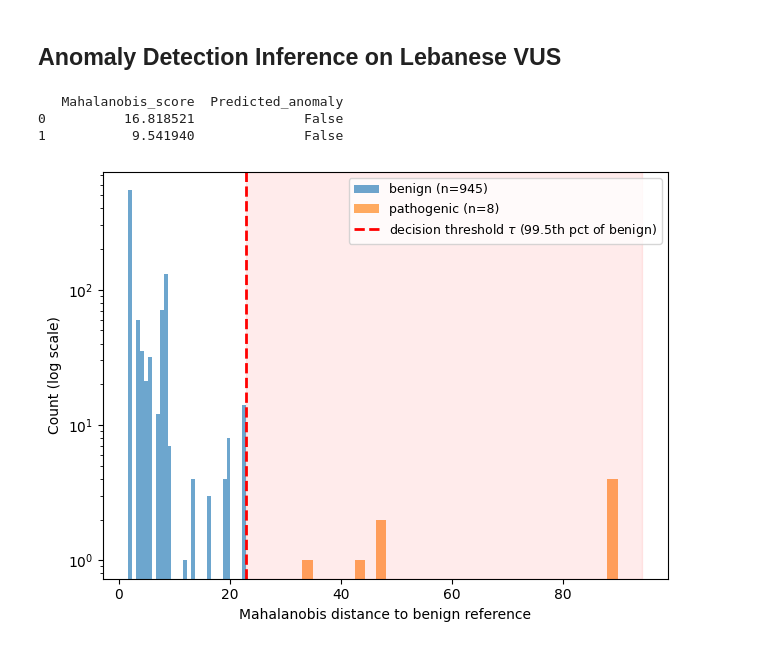
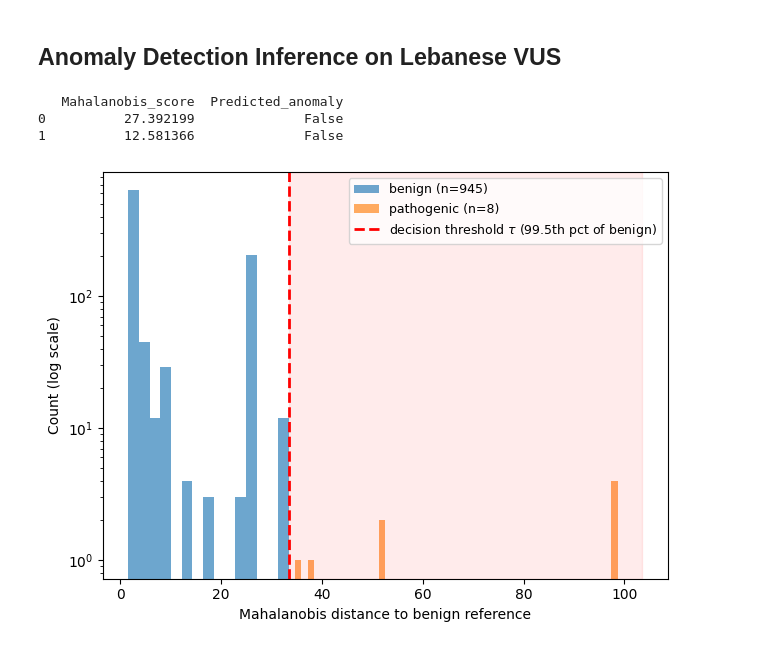
Before and after one commit to zeinshehab/BRCA1_VUS_Classification, a Jupyter notebook: model.ipynb, the cells around one changed output. Saved outputs shown, nothing was run; the diff lists cells and outputs as text; code cells hidden in the pictures.

```diff
--- a/model.ipynb
+++ b/model.ipynb
@@ -71,5 +72,5 @@ X_train, X_test, y_train, y_test = train_test_split(X, y, test_size=0.2, random_
 X_train.replace("999", np.nan, inplace=True)
 X_test.replace("999", np.nan, inplace=True)
 vus_test.replace("999", np.nan, inplace=True)
-X_train_benign.replace("999", np.nan, inplace=True)
-X_test_pathogenic.replace("999", np.nan, inplace=True)
+X_benign.replace("999", np.nan, inplace=True)
+X_pathogenic.replace("999", np.nan, inplace=True)
@@ -317,8 +327,7 @@ def cross_validate_models(
 # %%
 preprocessor = Pipeline([
 	("drop_all_nan", DropAllNaNColumns()),
-    # ("imputer", SimpleImputer(strategy="median")),
-    ("imputer", SimpleImputer(strategy="constant", fill_value=0)),
+    ("imputer", SimpleImputer(strategy="median", add_indicator=True)),
     ("var_thresh", VarianceThreshold(threshold=1e-5)),
     ("corr_filter", CorrelationFilter(threshold=0.98)),
     ("scaler", StandardScaler()),
@@ -406,32 +413,14 @@ warnings.filterwarnings("ignore", category=RuntimeWarning)
 warnings.filterwarnings("ignore", category=UserWarning)
 
 X_train_benign, X_test_benign = train_test_split(
-    X_train_benign, test_size=0.2, random_state=42, shuffle=True
+    X_benign, test_size=0.2, random_state=42, shuffle=True
 )
 
-X_test_pathogenic = X_test_pathogenic.copy()
+X_test_pathogenic = X_pathogenic.copy()
 
-common = X_train_benign.columns.intersection(
-    X_test_benign.columns
-).intersection(X_test_pathogenic.columns)
-
-Xtr = X_train_benign[common].copy()
-Xtb = X_test_benign[common].copy()
-Xtp = X_test_pathogenic[common].copy()
-
-non_allnan = Xtr.columns[Xtr.notna().any(axis=0)]
-Xtr = Xtr[non_allnan]; Xtb = Xtb[non_allnan]; Xtp = Xtp[non_allnan]
-non_const = Xtr.columns[Xtr.nunique() > 1]
-Xtr = Xtr[non_const]; Xtb = Xtb[non_const]; Xtp = Xtp[non_const]
-
-Xtr = Xtr.fillna(Xtr.median())
-Xtb = Xtb.fillna(Xtr.median())
-Xtp = Xtp.fillna(Xtr.median())
-
-scaler = StandardScaler().fit(Xtr)
-Ztr = scaler.transform(Xtr)
-Ztb = scaler.transform(Xtb)
-Ztp = scaler.transform(Xtp)
+Ztr = preprocessor.fit_transform(X_train_benign)
+Ztb = preprocessor.transform(X_test_benign)
+Ztp = preprocessor.transform(X_test_pathogenic)
 
 robust_cov = MinCovDet().fit(Ztr)
 
@@ -508,22 +497,7 @@ Index   Mahalanobis_d   p_value(chi2_sf)
 # %% [markdown]
 ## Anomaly Detection Inference on Lebanese VUS
 # %%
-common_cols = X_train_benign.columns.intersection(vus_test.columns)
-vus_test = vus_test[common_cols]
-X_train_sub = X_train_benign[common_cols]
-
-X_all = pd.concat([X_train_sub, vus_test], axis=0)
-
-X_all = X_all.dropna(axis=1, how='all')
-X_all = X_all.loc[:, X_all.nunique() > 1]
-
-X_all = X_all.fillna(X_all.median())
-
-scaler = StandardScaler()
-X_scaled = scaler.fit_transform(X_all)
-X_train_scaled = X_scaled[:len(X_train_sub)]
-X_vus_scaled = X_scaled[len(X_train_sub):]
-
+X_vus_scaled = preprocessor.transform(vus_test)
 
 mahal_scores_vus = mahal_batch(X_vus_scaled)
 
@@ -537,8 +511,8 @@ vus_results = pd.DataFrame({
 print(vus_results.sort_values("Mahalanobis_score", ascending=False).head(10))
 # %% [output]
    Mahalanobis_score  Predicted_anomaly
-0          16.818521              False
-1           9.541940              False
+0          27.392199              False
+1          12.581366              False
 # %%
 LEGEND_OUTSIDE = False
 INCLUDE_THRESHOLD_IN_LEGEND = True
@@ -555,35 +529,35 @@ bins = np.linspace(0, max_val, 50)
 
 fig, ax = plt.subplots(figsize=(6.5, 4.8))
 
-ax.hist(benign_mahal, bins=30, alpha=0.65, label=f"benign (n={len(benign_mahal)})")
-ax.hist(mahal_scores, bins=30, alpha=0.65, label=f"pathogenic (n={len(mahal_scores)})")
+ax.hist(benign_mahal, bins=15, alpha=0.65, label=f"benign (n={len(benign_mahal)})")
+ax.hist(mahal_scores, bins=50, alpha=0.65, label=f"pathogenic (n={len(mahal_scores)})")
 
 line_label = r'decision threshold $\tau$ (99.5th pct of benign)' if INCLUDE_THRESHOLD_IN_LEGEND else None
 ax.axvline(train_threshold, color='red', linestyle='--', linewidth=2, label=line_label)
 
 if not INCLUDE_THRESHOLD_IN_LEGEND:
     ax.text(train_threshold, 0.95, r'$\tau$ (99.5th pct of benign)',
             rotation=0, va='center', ha='left', transform=ax.get_xaxis_transform())
 
 if SHADE_ANOMALY_REGION:
     ax.axvspan(train_threshold, ax.get_xlim()[1], color='red', alpha=0.08)
 
 ax.set_yscale("log")
 ax.set_xlabel("Mahalanobis distance to benign reference")
 ax.set_ylabel("Count (log scale)")
 
 handles, labels = ax.get_legend_handles_labels()
 if LEGEND_OUTSIDE:
     ax.legend(handles, labels, loc='upper left', bbox_to_anchor=(1.02, 1.0),
               borderaxespad=0., frameon=True, fontsize=9)
 else:
     ax.legend(handles, labels, loc='upper right', frameon=True, fontsize=9)
 
 plt.tight_layout()
 
 if SAVE_FIG:
     fig.savefig(SAVE_PATH, dpi=DPI, bbox_inches="tight")
 
 plt.show()
 # %% [output]
-[figure, old version]
+[figure, new version]
```
Also changed, not shown: parts of 6 cells of this notebook.
